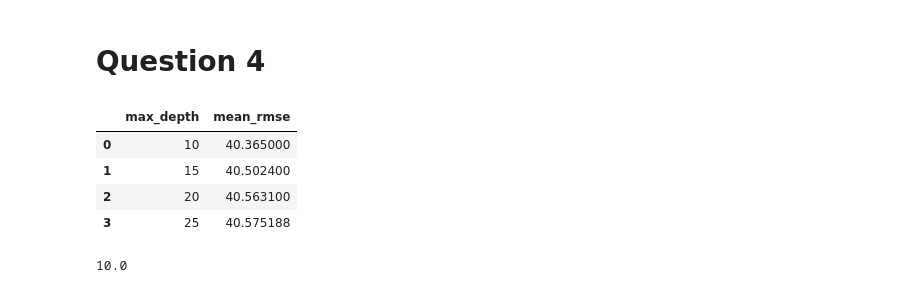
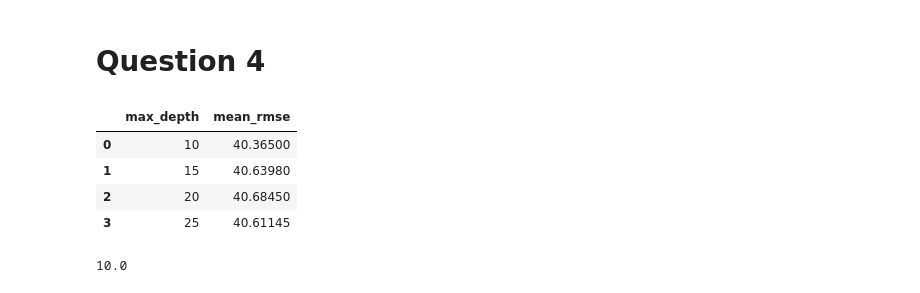
Before and after one commit to karinait/ml-zoomcamp, a Jupyter notebook: module6/homework/notebook/homework6.ipynb, the cells around one changed output. Drawn from its saved outputs; the diff is of its cells as text; code cells hidden in the pictures.

```diff
--- a/module6/homework/notebook/homework6.ipynb
+++ b/module6/homework/notebook/homework6.ipynb
@@ -243,22 +243,22 @@ Rmse stops improving when n_estimators is 80
 # Question 4
 # %%
 rmse_list=[]
-rmse_for_n_list = []
 depth_values = [10,15,20,25]
 for depth in depth_values:
+    rmse_for_n_list = []
     for n in range(10,210, 10):
         rmse_for_n, rf = train_forest_regression(n, depth, X_train, y_train, X_val, y_val)
         rmse_for_n_list.append(rmse_for_n)
     mean_rmse_for_n= np.mean(rmse_for_n_list)
     rmse_list.append((depth, mean_rmse_for_n))
 df_rmse = pd.DataFrame(rmse_list, columns = ["max_depth", "mean_rmse"])
-df_rmse.head()
+df_rmse
 # %% [output]
 |  | max_depth | mean_rmse |
-| 0 | 10 | 40.365000 |
-| 1 | 15 | 40.502400 |
-| 2 | 20 | 40.563100 |
-| 3 | 25 | 40.575188 |
+| 0 | 10 | 40.36500 |
+| 1 | 15 | 40.63980 |
+| 2 | 20 | 40.68450 |
+| 3 | 25 | 40.61145 |
 # %%
 row_min_rmse = df_rmse.loc[df_rmse['mean_rmse'].idxmin()]
 best_max_depth = row_min_rmse['max_depth']
```
Also changed, not shown: parts of 3 cells of this notebook.
